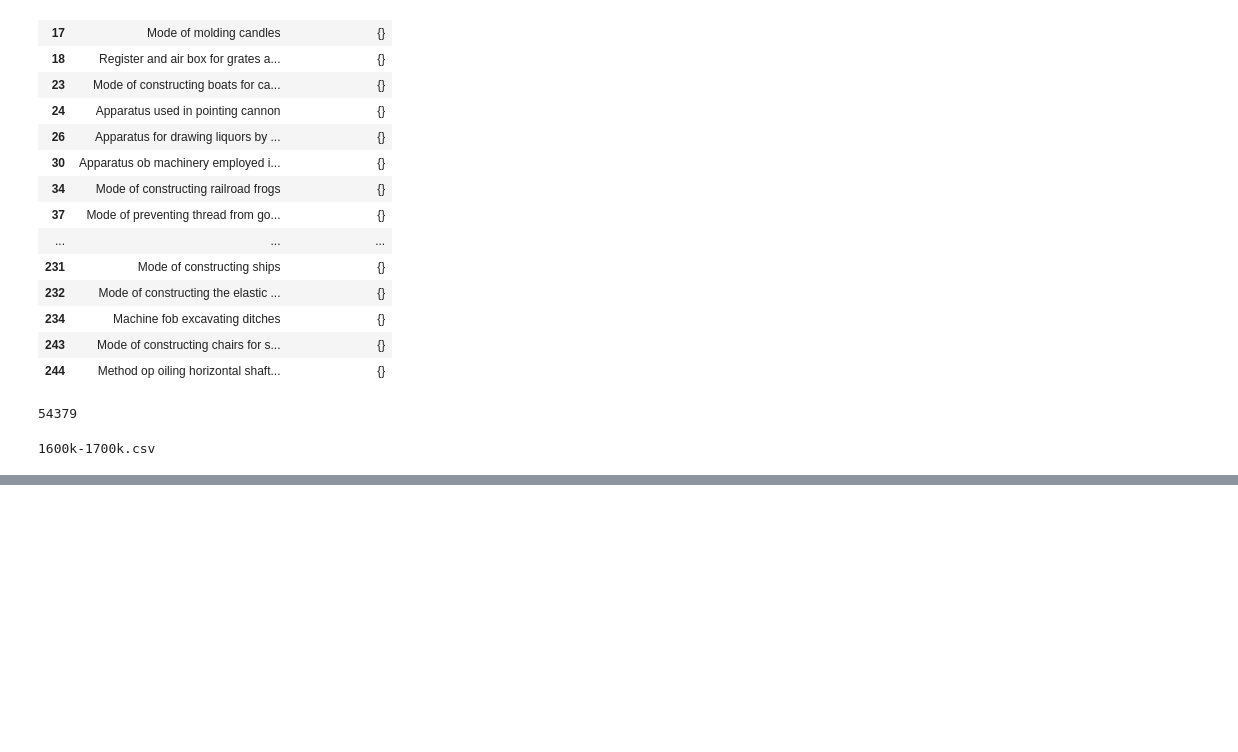
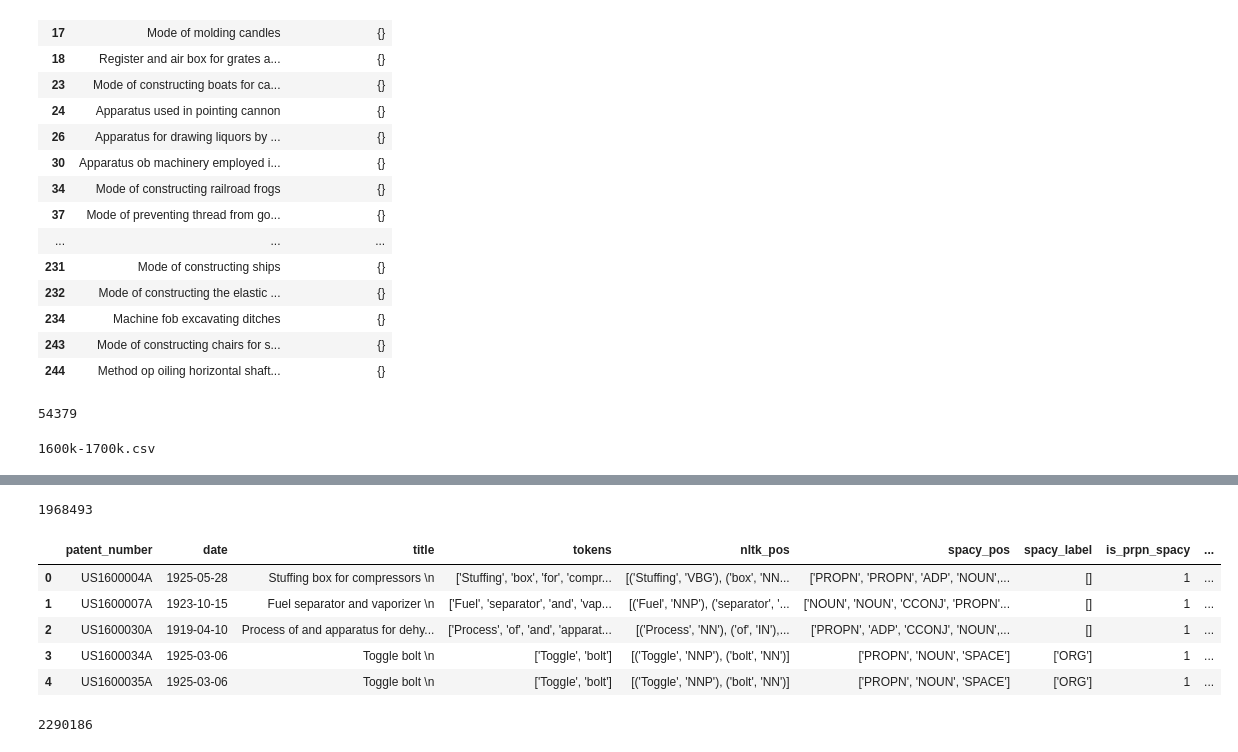
Before and after one commit to harish3110/patent_scraping, a Jupyter notebook: nbs/EDA.ipynb, the cells around one changed output, grey strips where cells are left out. Drawn from its saved outputs; the diff is of its cells as text; code cells hidden in the pictures; blank space fills up the shorter version.

```diff
--- a/nbs/EDA.ipynb
+++ b/nbs/EDA.ipynb
@@ -285,0 +432,18 @@ print(os.path.basename(files[0]))
+# %%
+len(dirty_df)
+# %% [output]
+1968493
+# %%
+clean_df = pd.concat(pd.read_csv(p) for p in Path(path).glob('**/*.csv') if '_'.join(p.name.split('_')[1:]).split('.')[0] == 'non_spelling_errors')
+clean_df.head()
+# %% [output]
+|  | patent_number | date | title | tokens | nltk_pos | spacy_pos | spacy_label | is_prpn_spacy | ... |
+| 0 | US1600004A | 1925-05-28 | Stuffing box for compressors \n | ['Stuffing', 'box', 'for', 'compr... | [('Stuffing', 'VBG'), ('box', 'NN... | ['PROPN', 'PROPN', 'ADP', 'NOUN',... | [] | 1 | ... |
+| 1 | US1600007A | 1923-10-15 | Fuel separator and vaporizer \n | ['Fuel', 'separator', 'and', 'vap... | [('Fuel', 'NNP'), ('separator', '... | ['NOUN', 'NOUN', 'CCONJ', 'PROPN'... | [] | 1 | ... |
+| 2 | US1600030A | 1919-04-10 | Process of and apparatus for dehy... | ['Process', 'of', 'and', 'apparat... | [('Process', 'NN'), ('of', 'IN'),... | ['PROPN', 'ADP', 'CCONJ', 'NOUN',... | [] | 1 | ... |
+| 3 | US1600034A | 1925-03-06 | Toggle bolt \n | ['Toggle', 'bolt'] | [('Toggle', 'NNP'), ('bolt', 'NN')] | ['PROPN', 'NOUN', 'SPACE'] | ['ORG'] | 1 | ... |
+| 4 | US1600035A | 1925-03-06 | Toggle bolt \n | ['Toggle', 'bolt'] | [('Toggle', 'NNP'), ('bolt', 'NN')] | ['PROPN', 'NOUN', 'SPACE'] | ['ORG'] | 1 | ... |
+# %%
+len(clean_df)
+# %% [output]
+2290186
```
Also changed, not shown: parts of 22 cells of this notebook, 1 other file.
